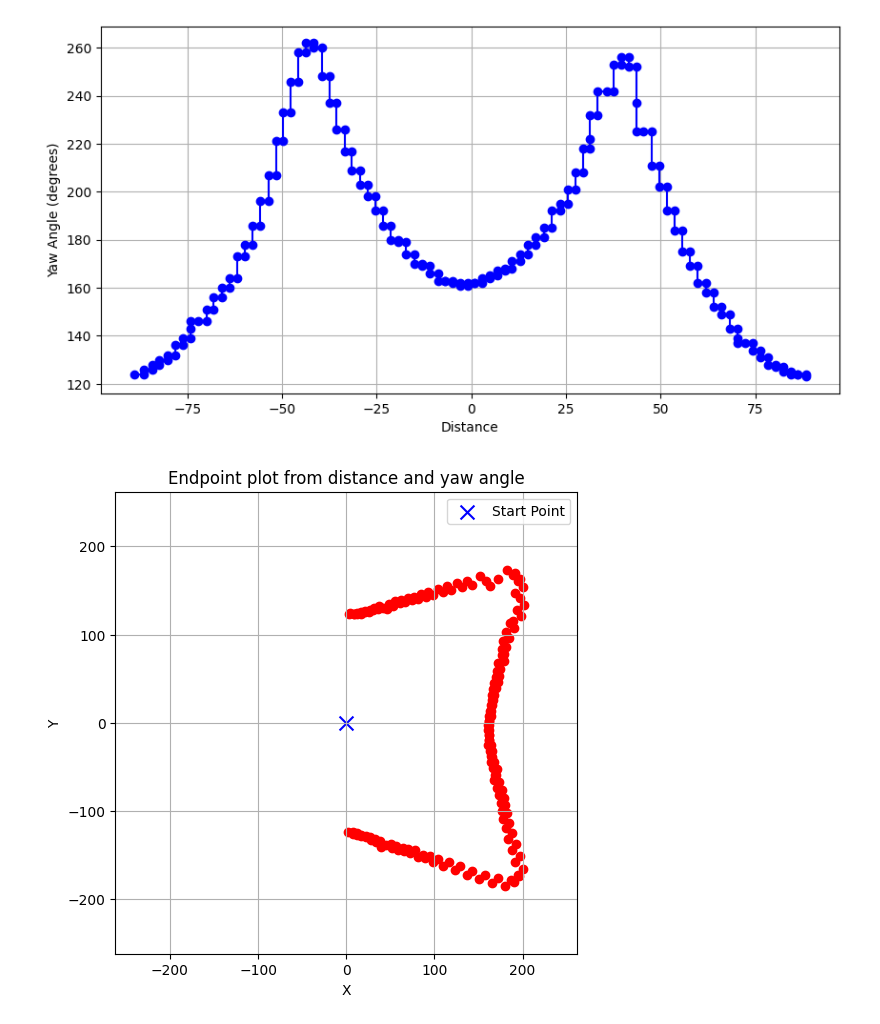
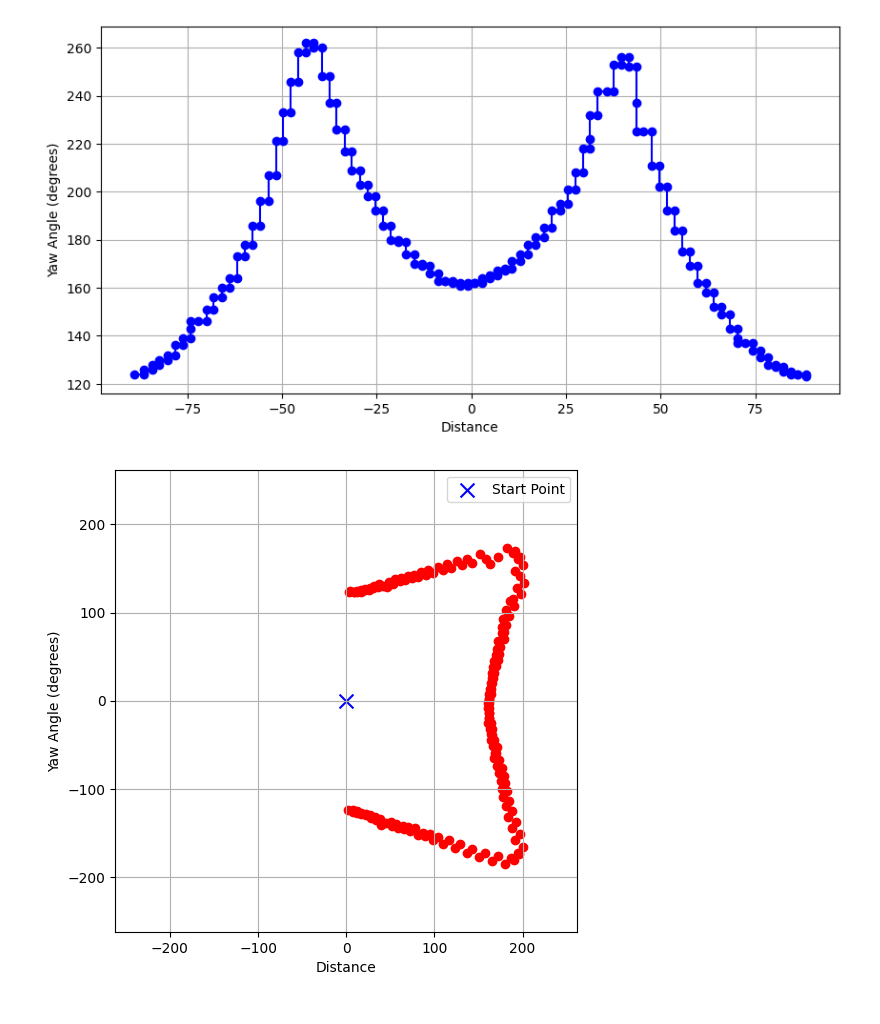
Before and after one commit to IntelligenceSupphawit/Robomaster_AJ_Rattachai_02, a Jupyter notebook: plot.ipynb, the cells around one changed output. Drawn from its saved outputs; the diff is of its cells as text; code cells hidden in the pictures.

Commit message:
end_plot

```diff
--- a/plot.ipynb
+++ b/plot.ipynb
@@ -18,36 +18,34 @@ plt.show()
 # %%
 import numpy as np
 import pandas as pd
 import matplotlib.pyplot as plt
 
 data = pd.read_csv("Data.csv")
 # ข้อมูลเซนเซอร์: ระยะทางและมุม yaw (ในองศา)
 distance = data["distance"]
 yaw_angle = data["yaw_angle"]
-
 # แปลงมุมเป็นเรเดียน
 yaw_angle = np.deg2rad(yaw_angle)
-
 # คำนวณพิกัด x, y ของปลายเวกเตอร์
 x = np.cos(yaw_angle) * distance
 y = np.sin(yaw_angle) * distance
-
 # วาดจุดปลายเวกเตอร์
 plt.figure(figsize=(6,6))
 plt.scatter(x, y, color='red', marker='o') # ใช้ scatter เพื่อแสดงจุดปลาย
-
+# กำหนดขอบเขตของแกน X, Y
 plt.xlim(-max(distance), max(distance))
 plt.ylim(-max(distance), max(distance))
+# ตั้งชื่อแกนและตาราง
 plt.xlabel('X')
 plt.ylabel('Y')
-plt.title('Endpoint plot from distance and yaw angle')
+plt.xlabel("Distance")
+plt.ylabel("Yaw Angle (degrees)")
 plt.grid(True)
+# ให้สัดส่วนแกน X, Y เท่ากัน
 plt.gca().set_aspect('equal', adjustable='box')
-
 # เพิ่มจุดเริ่มต้น (0,0) เพื่อให้เห็นจุดอ้างอิง
 plt.scatter(0, 0, color='blue', marker='x', s=100, label='Start Point')
 plt.legend()
-
 plt.show()
 # %% [output]
-[figure, old version]
+[figure, new version]
```
Also changed, not shown: parts of 1 cell of this notebook.
